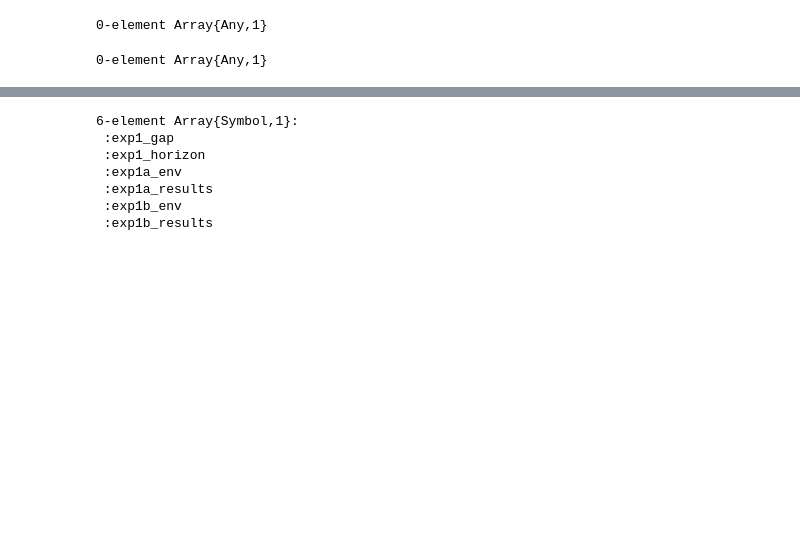
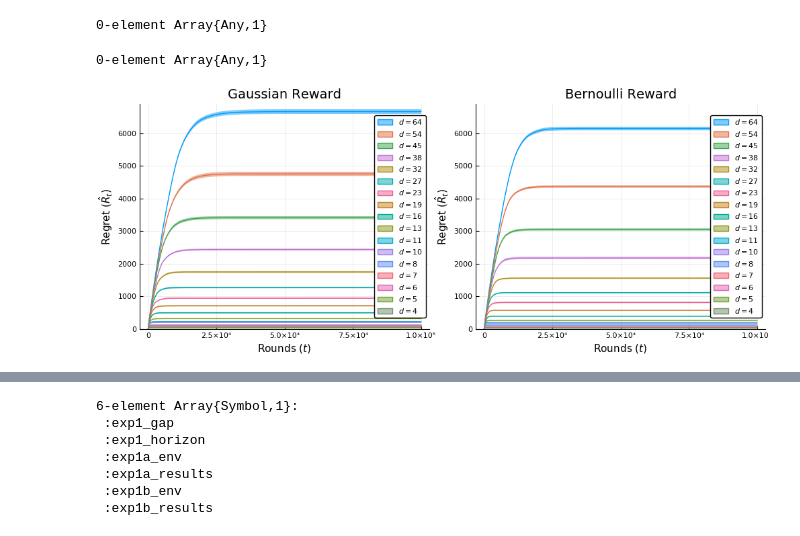
Before and after one commit to roshanshariff/PrivateBandits.jl, a Jupyter notebook: private-bandits.ipynb, the cells around one changed output, grey strips where cells are left out. Drawn from its saved outputs; the diff is of its cells as text; code cells hidden in the pictures; blank space fills up the shorter version.

```diff
--- a/private-bandits.ipynb
+++ b/private-bandits.ipynb
@@ -57,4 +58,48 @@ exp1b_results = []
 # %%
 push!(exp1b_results,
     run_experiment(experiment1(exp1b_env), exp1_dims; runs=exp1_runs));
+# %%
+function load_exp1_results(filename)
+    results = load(filename, "results")
+    processed = Dict{Int, ExpResult}()
+    for dimstr in keys(results)
+        dimstr_parts = split(dimstr, "=")
+        @assert dimstr_parts[1] == "dim"
+        dim = parse(Int, dimstr_parts[2])
+        processed[dim] = hcat(results[dimstr]...)
+    end
+    processed
+end
+
+function process_exp1_results(results)
+    dims = sort(collect(keys(results)))
+    regrets = vcat((results[d].data[end:end, :] for d in dims)...)
+    ExpResult(dims, regrets)
+end
+
+function plot_exp1_results(results)
+    plt = plot(legend=:right)
+    for d in sort(collect(keys(results)), rev=true)
+        plot!(plt, results[d], label=latexstring("d=$d"))
+    end
+    xlabel!(plt, L"Rounds ($t$)")
+    ylabel!(plt, L"Regret ($\hat{R}_t$)")
+    plt
+end
+
+exp1_gaussian_raw = load_exp1_results("data/exp1_gaussian.jld")
+exp1_gaussian_results = process_exp1_results(exp1_gaussian_raw)
+exp1_gaussian_plot = plot_exp1_results(exp1_gaussian_raw)
+title!(exp1_gaussian_plot, "Gaussian Reward")
+yaxis!(ylim=(0,6900))
+
+exp1_bernoulli_raw = load_exp1_results("data/exp1_bernoulli.jld")
+exp1_bernoulli_results = process_exp1_results(exp1_bernoulli_raw)
+exp1_bernoulli_plot = plot_exp1_results(exp1_bernoulli_raw)
+title!(exp1_bernoulli_plot, "Bernoulli Reward")
+yaxis!(ylim=(0,6900))
+
+plot(exp1_gaussian_plot, exp1_bernoulli_plot, layout=grid(1, 2), size=(1000, 400))
+# %% [output]
+[figure, added]
 # %%
```
Also changed, not shown: parts of 21 cells of this notebook, 3 other files.
